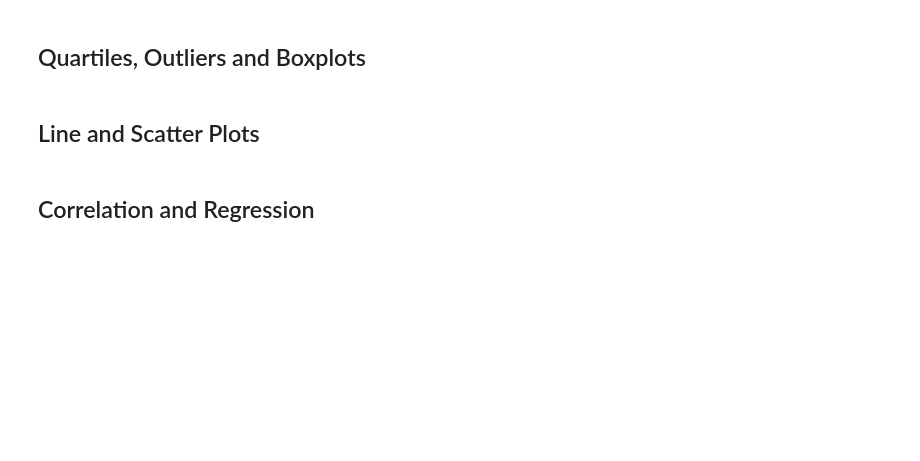
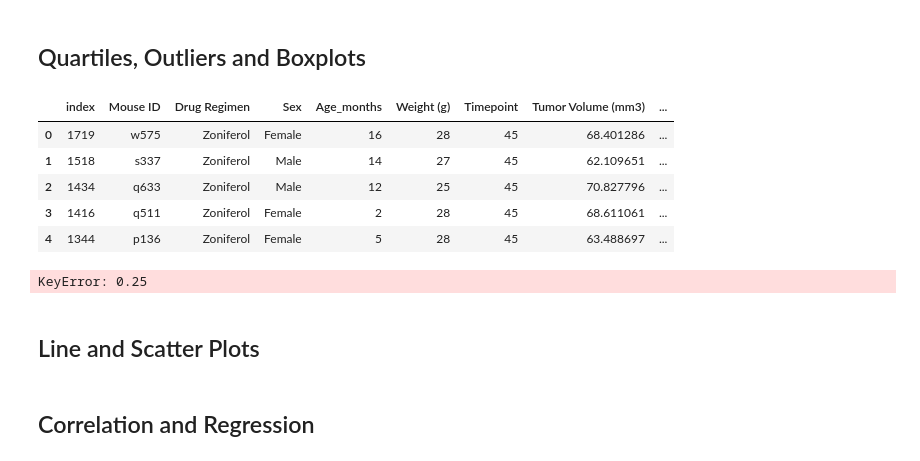
Before and after one commit to swanifereight/matplotlib-challenge, a Jupyter notebook: Pymaceuticals/pymaceuticals_starter.ipynb, the cells around one changed output. Drawn from its saved outputs; the diff is of its cells as text; code cells hidden in the pictures; blank space fills up the shorter version.

```diff
--- a/Pymaceuticals/pymaceuticals_starter.ipynb
+++ b/Pymaceuticals/pymaceuticals_starter.ipynb
@@ -204,19 +206,34 @@ plt.show()
 # %%
 # Calculate the final tumor volume of each mouse across four of the treatment regimens:
 # Capomulin, Ramicane, Infubinol, and Ceftamin
 
 # Start by getting the last (greatest) timepoint for each mouse
-
+last_time = mouse_combine.sort_values(["Drug Regimen","Mouse ID", "Timepoint"], ascending = False)
+last_tp = last_time.loc[last_time["Timepoint"] ==45]
+last_tp.head().reset_index()
 
 # Merge this group df with the original dataframe to get the tumor volume at the last timepoint
+#time_merge = pd.merge(mouse_combine, last_tp)
+#time_merge
+# %% [output]
+|  | index | Mouse ID | Drug Regimen | Sex | Age_months | Weight (g) | Timepoint | Tumor Volume (mm3) | ... |
+| 0 | 1719 | w575 | Zoniferol | Female | 16 | 28 | 45 | 68.401286 | ... |
+| 1 | 1518 | s337 | Zoniferol | Male | 14 | 27 | 45 | 62.109651 | ... |
+| 2 | 1434 | q633 | Zoniferol | Male | 12 | 25 | 45 | 70.827796 | ... |
+| 3 | 1416 | q511 | Zoniferol | Female | 2 | 28 | 45 | 68.611061 | ... |
+| 4 | 1344 | p136 | Zoniferol | Female | 5 | 28 | 45 | 63.488697 | ... |
 # %%
 # Put treatments into a list for for loop (and later for plot labels)
-
-
+drug_treats = ["Capomulin", "Ramicane", "Infubinol", "Ceftamin"]
 # Create empty list to fill with tumor vol data (for plotting)
+tumor_vol = []
 
 
 # Calculate the IQR and quantitatively determine if there are any potential outliers.
+quartiles = last_tp.quantile([.25,.5,.75])
+lowerq = quartiles[0.25]
+upperq = quartiles[0.75]
+iqr = upperq-lowerq
 
 
     # Locate the rows which contain mice on each drug and get the tumor volumes
@@ -226,6 +243,8 @@ plt.show()
 
 
     # Determine outliers using upper and lower bounds
+# %% [output]
+KeyError: 0.25
 # %%
 # Generate a box plot of the final tumor volume of each mouse across four regimens of interest
 # %% [markdown]
```
Also changed, not shown: parts of 2 cells of this notebook, 1 other file.
